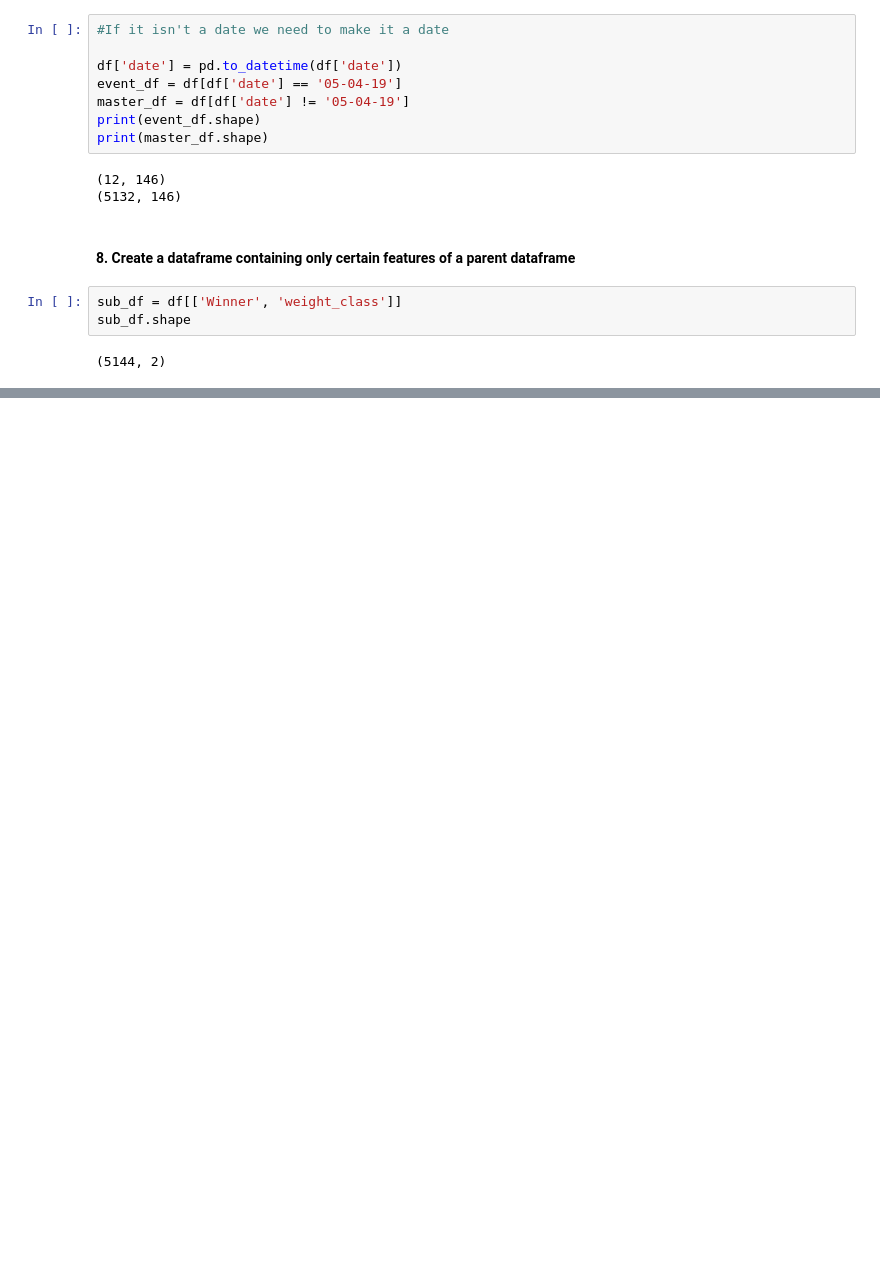
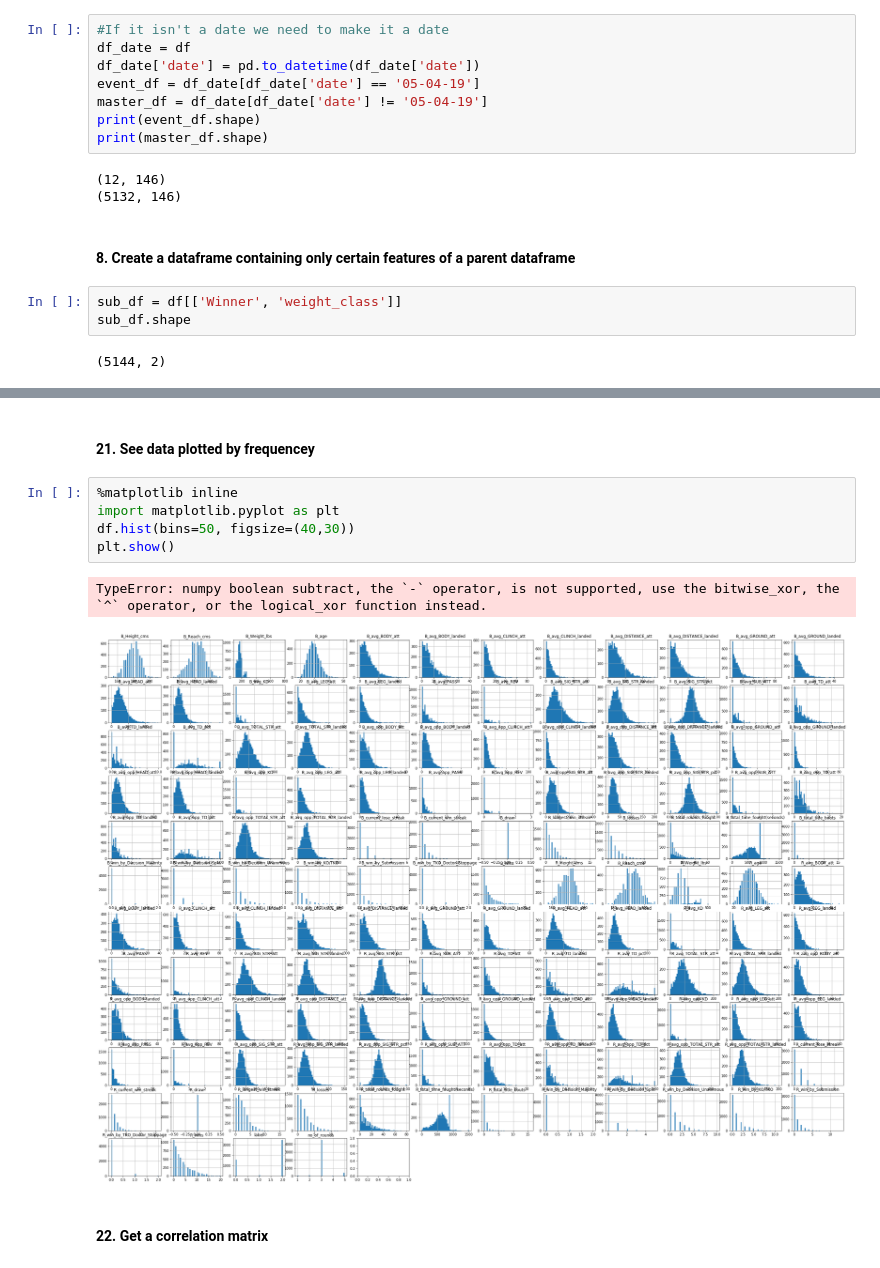
Before and after one commit to shortlikeafox/kaggle-non-competition, a Jupyter notebook: data-science-template.ipynb, the cells around one changed output, grey strips where cells are left out. Drawn from its saved outputs; the diff is of its cells as text; blank space fills up the shorter version.

Commit message:
finished data-science template

```diff
--- a/data-science-template.ipynb
+++ b/data-science-template.ipynb
@@ -54,10 +66,10 @@ df_stance.shape
 #### 7. Split a dataframe based on a date
 # %%
 #If it isn't a date we need to make it a date
-
-df['date'] = pd.to_datetime(df['date'])
-event_df = df[df['date'] == '05-04-19']
-master_df = df[df['date'] != '05-04-19']
+df_date = df
+df_date['date'] = pd.to_datetime(df_date['date'])
+event_df = df_date[df_date['date'] == '05-04-19']
+master_df = df_date[df_date['date'] != '05-04-19']
 print(event_df.shape)
 print(master_df.shape)
 # %% [output]
@@ -88,0 +221,12 @@ print(y_test.shape)
+# %% [markdown]
+#### 21. See data plotted by frequencey
+# %%
+%matplotlib inline
+import matplotlib.pyplot as plt
+df.hist(bins=50, figsize=(40,30))
+plt.show()
+# %% [output]
+TypeError: numpy boolean subtract, the `-` operator, is not supported, use the bitwise_xor, the `^` operator, or the logical_xor function instead.
+[figure, added]
+# %% [markdown]
+#### 22. Get a correlation matrix
```
Also changed, not shown: parts of 45 cells of this notebook, 4 other files.
